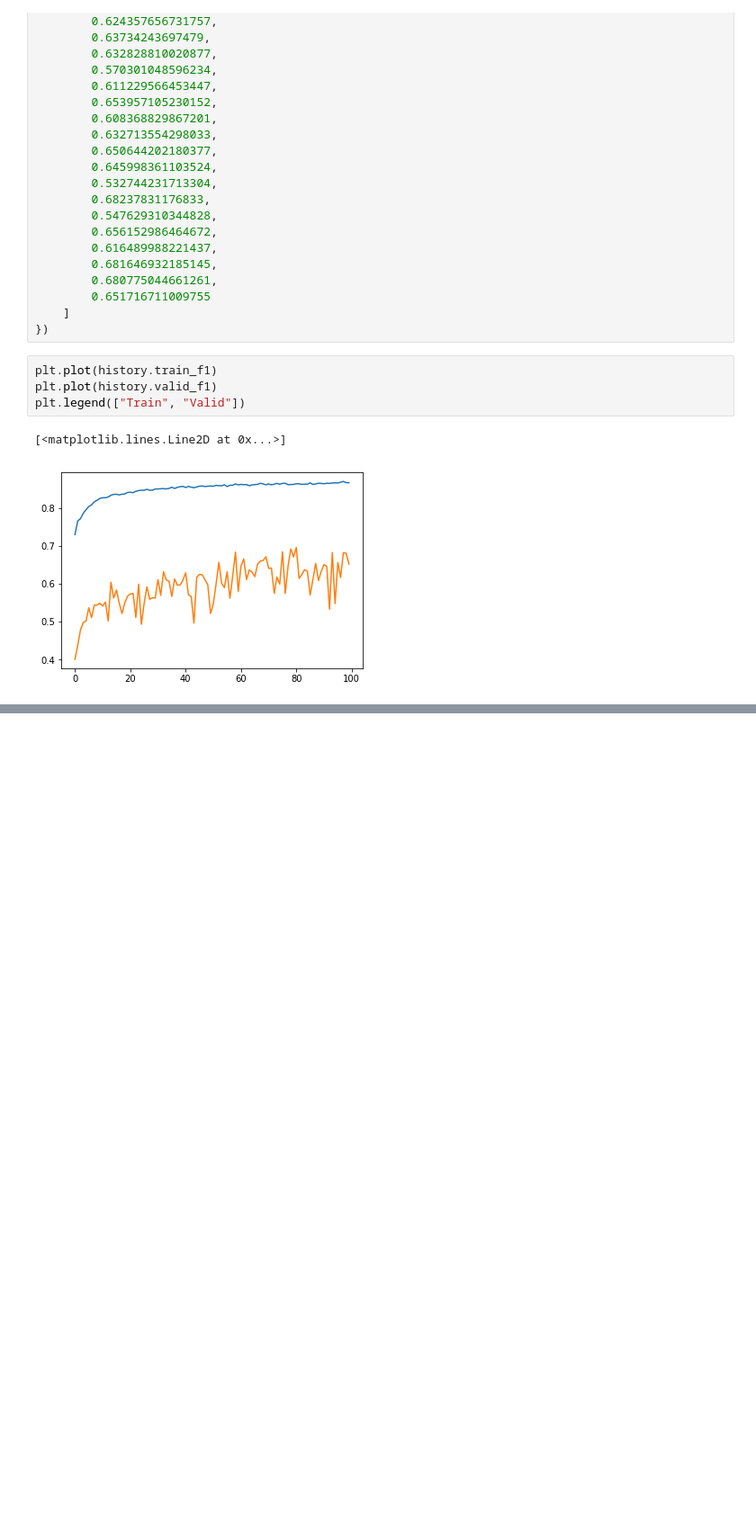
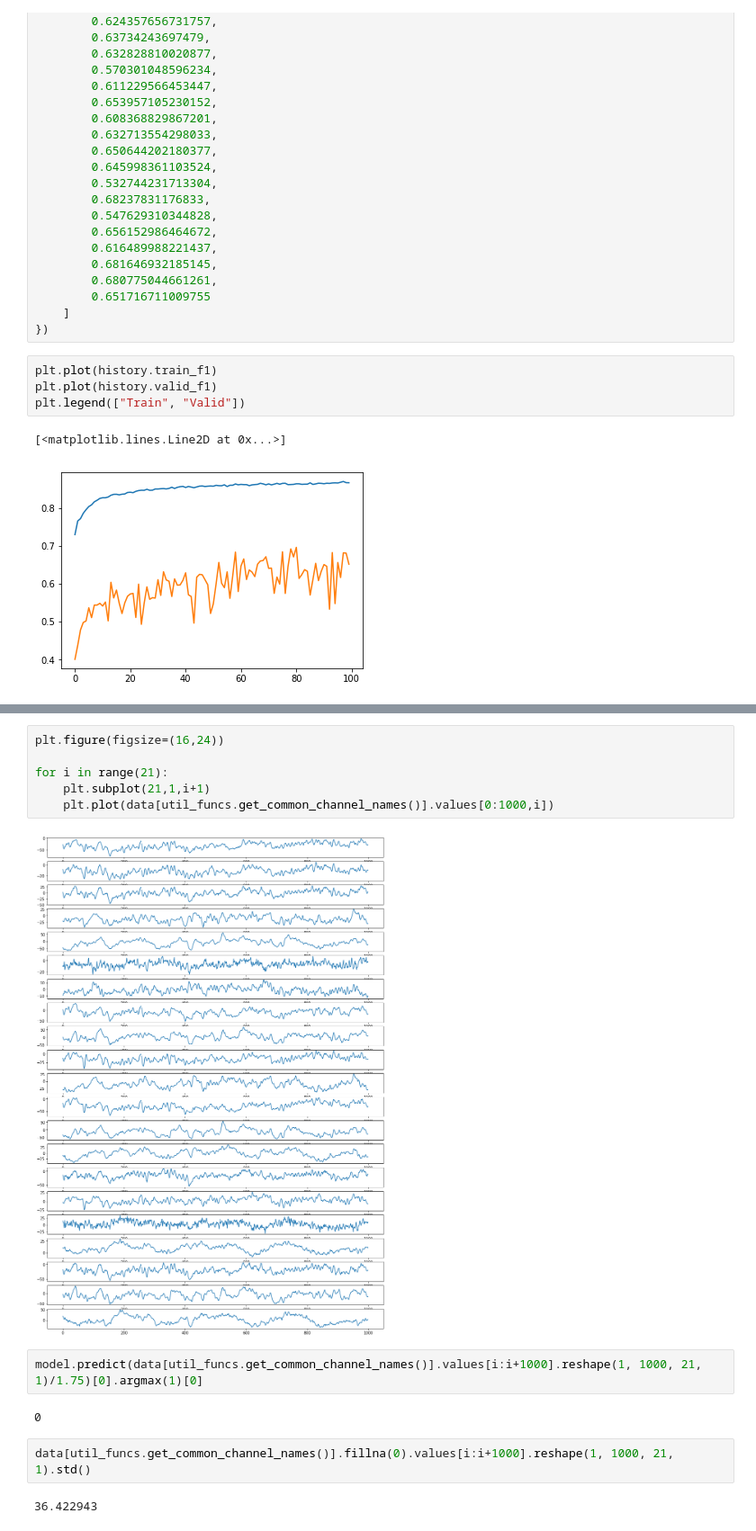
Before and after one commit to Saqibm128/eeg-tasks, a Jupyter notebook: notebooks/NN Analysis Sanity Check.ipynb, the cells around one changed output, grey strips where cells are left out. Shown at 90% size. Cells and saved outputs as stored; diff of their text form; blank space fills up the shorter version.

```diff
--- a/notebooks/NN Analysis Sanity Check.ipynb
+++ b/notebooks/NN Analysis Sanity Check.ipynb
@@ -835,0 +1047,16 @@ plt.legend(["Train", "Valid"])
+# %%
+plt.figure(figsize=(16,24))
+
+for i in range(21):
+    plt.subplot(21,1,i+1)
+    plt.plot(data[util_funcs.get_common_channel_names()].values[0:1000,i])
+# %% [output]
+[figure, added]
+# %%
+model.predict(data[util_funcs.get_common_channel_names()].values[i:i+1000].reshape(1, 1000, 21, 1)/1.75)[0].argmax(1)[0]
+# %% [output]
+0
+# %%
+data[util_funcs.get_common_channel_names()].fillna(0).values[i:i+1000].reshape(1, 1000, 21, 1).std()
+# %% [output]
+36.422943
```
Also changed, not shown: parts of 14 cells of this notebook, 1 other file.
